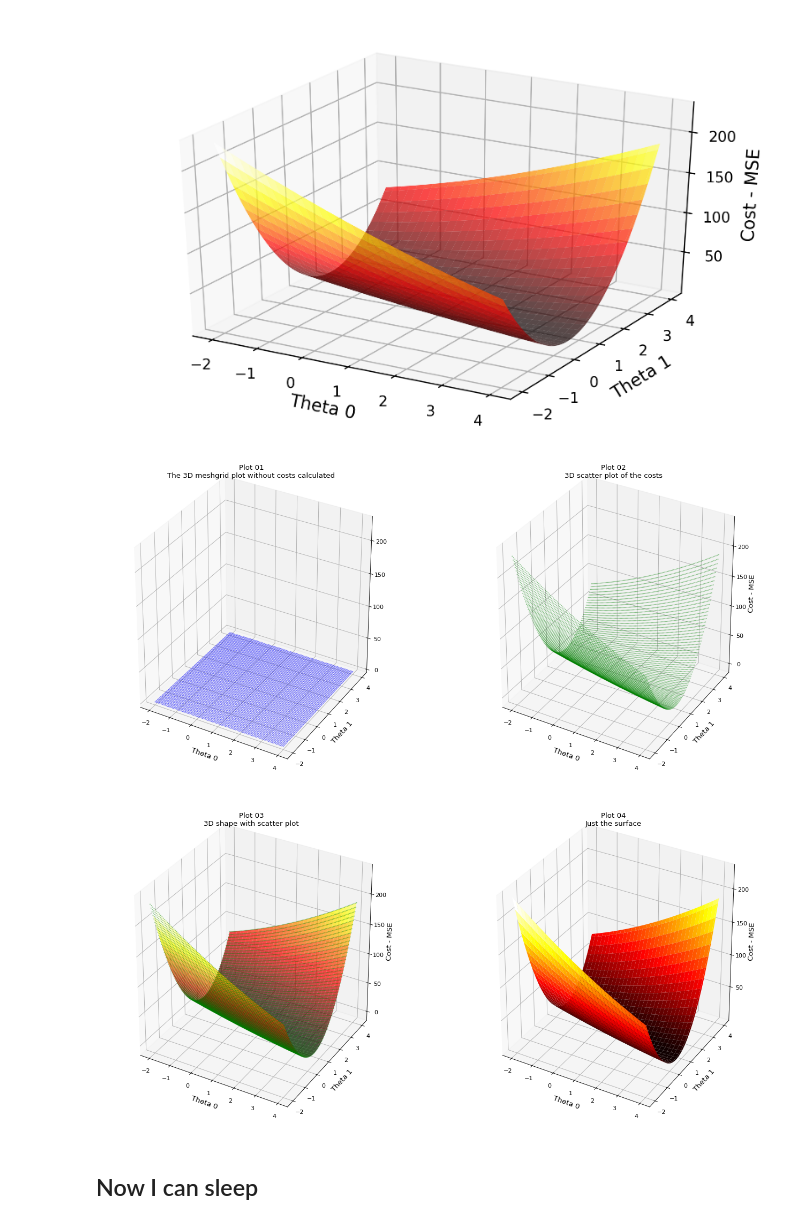
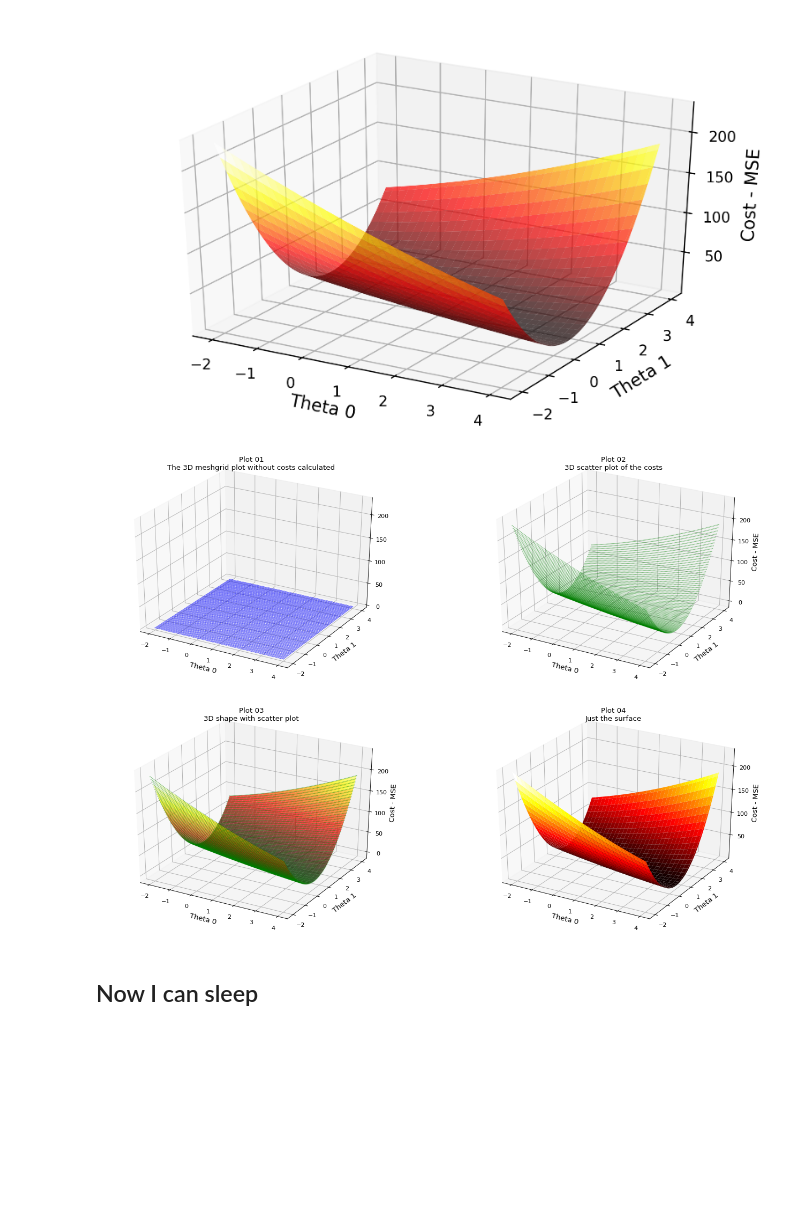
Before and after one commit to ArielMAJ/Data-Science-and-Machine-Learning_Bootcamp, a Jupyter notebook: Section_04/Example_05_(09-XX)/10-MSE_3D_Plotting.ipynb, the cells around one changed output. Cells and saved outputs as stored; diff of their text form; code cells hidden in the pictures; blank space fills up the shorter version.

```diff
--- a/Section_04/Example_05_(09-XX)/10-MSE_3D_Plotting.ipynb
+++ b/Section_04/Example_05_(09-XX)/10-MSE_3D_Plotting.ipynb
@@ -427,30 +428,30 @@ plt.show()
 # %% [output]
 [figure]
 # %%
-fig = plt.figure(figsize=[20, 10], dpi=80) # Increase DPI to 200 to see "prettier" plots.
+fig = plt.figure(figsize=[20, 7], dpi=80) # Increase DPI to 200 to see "prettier" plots.
 
 # First subplot
 ax = fig.add_subplot(1, 2, 1, projection='3d')
 ax.scatter(plot_t0, plot_t1, np.zeros((nr_thetas,nr_thetas)), color="blue", alpha=1, s=.1)
 
 ax.set_title("Plot 01\nThe 3D meshgrid plot without costs calculated")
 ax.set_zlim((0,231))
 ax.set_xlabel('Theta 0', fontsize=12)
 ax.set_ylabel('Theta 1', fontsize=12)
 
 # Second subplot
 ax = fig.add_subplot(1, 2, 2, projection='3d')
 ax.scatter(plot_t0, plot_t1, plot_cost, color="green", alpha=.3, s=1)
 
 ax.set_title("Plot 02\n3D scatter plot of the costs")
 ax.set_xlabel('Theta 0', fontsize=12)
 ax.set_ylabel('Theta 1', fontsize=12)
 ax.set_zlabel('Cost - MSE', fontsize=12)
 plt.show()
 # %% [output]
-[figure, old version]
+[figure, new version]
 # %%
-fig = plt.figure(figsize=[20, 10], dpi=80)
+fig = plt.figure(figsize=[20, 7], dpi=80)
 
 # Third subplot
 ax = fig.add_subplot(1, 2, 1, projection='3d')
@@ -473,7 +474,7 @@ ax.set_zlabel('Cost - MSE', fontsize=12)
 
 plt.show()
 # %% [output]
-[figure, old version]
+[figure, new version]
 # %% [markdown]
 ## Now I can sleep
 # %% [markdown]
```
Also changed, not shown: parts of 5 cells of this notebook.
